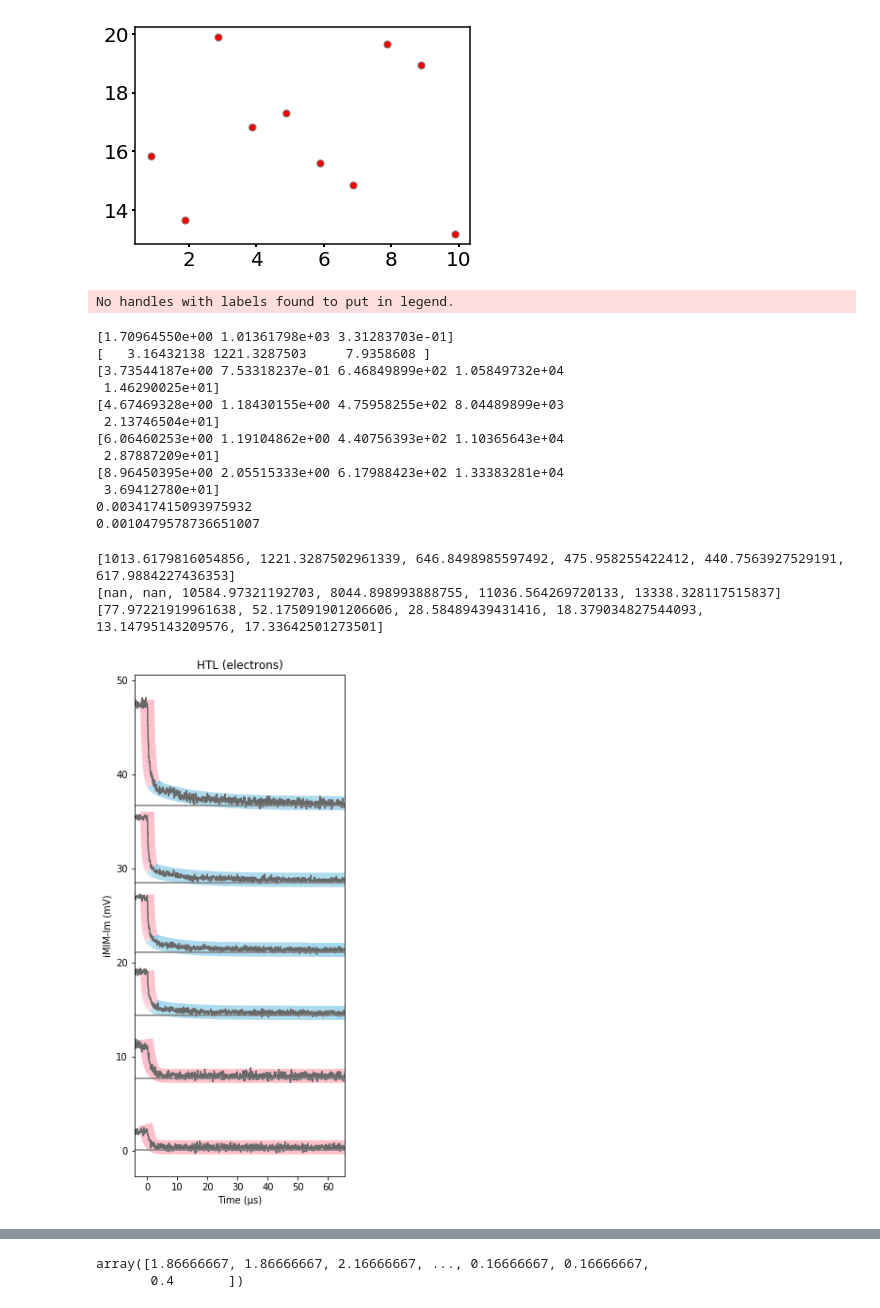
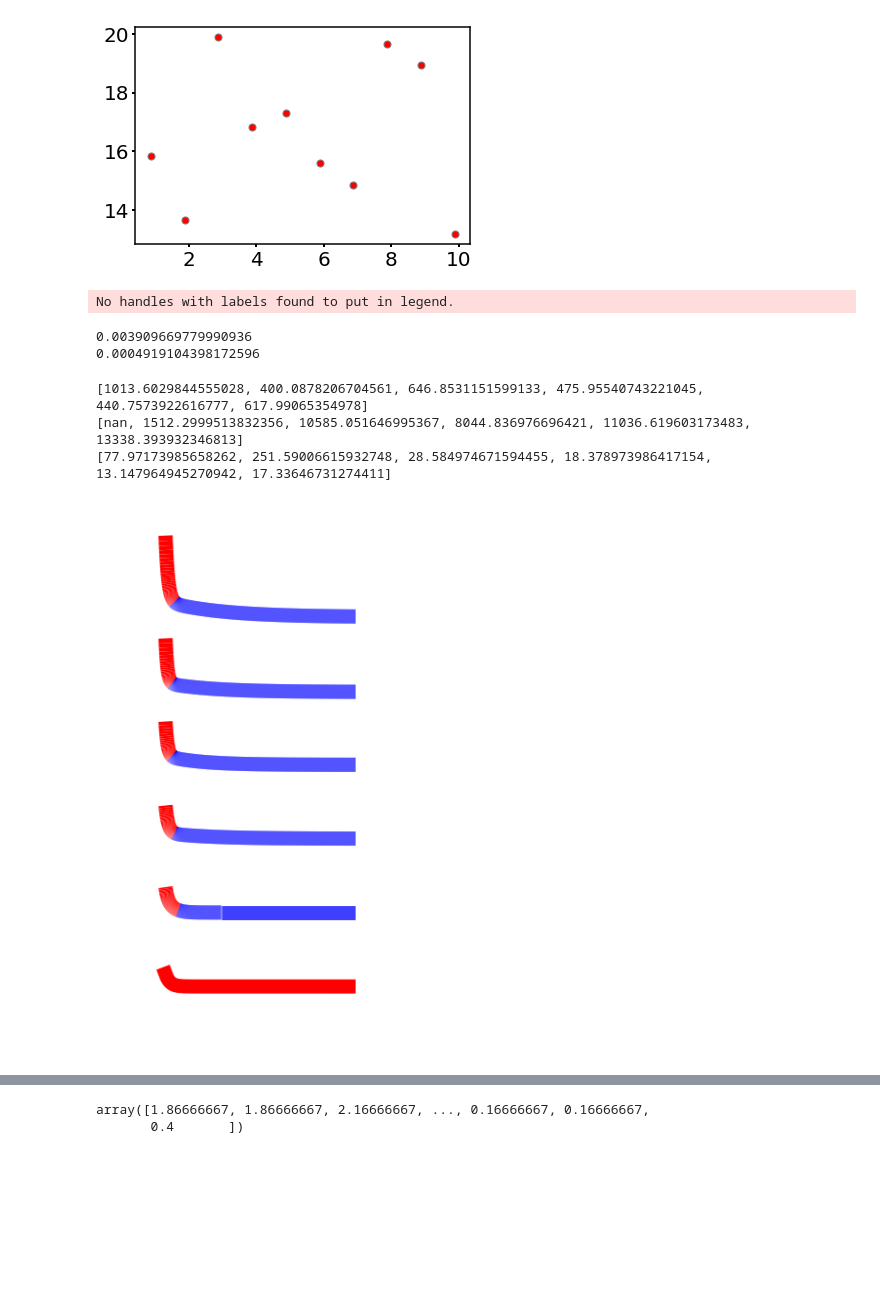
Before and after one commit to xuejianma/LabTools, a Jupyter notebook: lifeTimeProcesses.ipynb, the cells around one changed output, grey strips where cells are left out. Saved outputs shown, nothing was run; the diff lists cells and outputs as text; code cells hidden in the pictures; blank space fills up the shorter version.

```diff
--- a/lifeTimeProcesses.ipynb
+++ b/lifeTimeProcesses.ipynb
@@ -487,7 +519,7 @@ HTL_intensity_files = ["2020-06-25_7kHz_result_0.0010_446nm_KaiZhu_Provskite_HTL
                        "2020-06-25_7kHz_result_0.0155_446nm_KaiZhu_Provskite_HTLGloveBox_Im_5usx14ns_average30times_randPos_transposed.csv"]
 HTL_intensity_list = [-pd.read_csv(HTL_root+file,header=None)[0].values for file in HTL_intensity_files]
 plt.figure(figsize=(4,7/5*7))
-plt.title("HTL (electrons)")
+# plt.title("HTL (electrons)")
 plt.xlabel('Time (µs)')
 plt.ylabel('iMIM-Im (mV)')
 minor_shift=[0,0,0,0,0,0,]
@@ -509,14 +541,19 @@ for ind,htl in enumerate(HTL_intensity_list):
     unit_time = 50
 
     xlist = np.arange(0,num_points*unit_time,unit_time) - cutoff*unit_time
-    ydata = htl+7*ind
-    plt.plot(xlist[:len(ydata)]/1e3,ydata,color = 'dimgray')
-    HTL_buffer['x'].append(xlist[:len(ydata)]/1e3)
-    HTL_buffer['y'].append(ydata)
-    HTL_buffer['yraw'].append(htl)
-    if ind >= 2:
+    stack_distance = 10*ind#7*ind
+    ydata = htl
+
+    if ind >= 1:
         popt_new,perr_new = curve_fit_new(decay2,xlist[cutoff:len(ydata)],ydata[cutoff:])
-        plt.plot([xlist[:len(ydata)][0]/1e3-5,xlist[:len(ydata)][-1]/1e3+5],[popt_new[-1]-0.25,popt_new[-1]-0.25],'-',c='gray')
+        #######
+        ##get rid of base voltage
+        ydata-=popt_new[-1]
+        ydata += stack_distance
+        popt_new,perr_new = curve_fit_new(decay2,xlist[cutoff:len(ydata)],ydata[cutoff:])
+        #######
+
+#         plt.plot([xlist[:len(ydata)][0]/1e3-5,xlist[:len(ydata)][-1]/1e3+5],[popt_new[-1]-0.25,popt_new[-1]-0.25],'-',c='gray')
         HTL_buffer['popt'].append(popt_new)
         fast_ind = np.argmin(popt_new[2:4])
         slow_ind = np.argmax(popt_new[2:4])
@@ -534,15 +571,26 @@ for ind,htl in enumerate(HTL_intensity_list):
         threshy = np.max(fit_data)-prop*deltay
         fast_fit = []
         slow_fit = []
-        plotTwoColors(xlist[cutoff:len(ydata)]/1e3,fit_data,'skyblue','pink',threshy,linewidth=15)
+#         plotTwoColors(xlist[cutoff:len(ydata)]/1e3,fit_data,'skyblue','pink',threshy,linewidth=15)
+        if ind==1:
+            threshy/=1.2
+        plotTwoColors(xlist[cutoff:len(ydata)]/1e3,fit_data,'blue','red',threshy,linewidth=15)
+
         HTL_buffer['fitx'].append(xlist[cutoff:len(ydata)]/1e3)
         HTL_buffer['fity'].append(fit_data)
-        HTL_buffer['fityraw'].append(fit_data-7*ind)
+        HTL_buffer['fityraw'].append(fit_data-stack_distance)
         HTL_buffer['threshy'].append(threshy)
 
     else:
         popt_new,perr_new = curve_fit_new(decay1,xlist[cutoff:len(ydata)],ydata[cutoff:],)
-        plt.plot([xlist[:len(ydata)][0]/1e3-5,xlist[:len(ydata)][-1]/1e3+5],[popt_new[-1]-0.25,popt_new[-1]-0.25],'-',c='gray')
+        #######
+        ##get rid of base voltage
+        ydata-=popt_new[-1]
+        ydata += stack_distance
+        popt_new,perr_new = curve_fit_new(decay1,xlist[cutoff:len(ydata)],ydata[cutoff:])
+
+        #######
+#         plt.plot([xlist[:len(ydata)][0]/1e3-5,xlist[:len(ydata)][-1]/1e3+5],[popt_new[-1]-0.25,popt_new[-1]-0.25],'-',c='gray')
         HTL_buffer['popt'].append(popt_new)
         fast_list.append(popt_new[1])
         fast_A_list.append(popt_new[0])
@@ -553,13 +601,23 @@ for ind,htl in enumerate(HTL_intensity_list):
         slow_error_list.append(np.nan)
         slow_A_error_list.append(0)
         fit_data = decay1(xlist[cutoff:len(ydata)],*popt_new)
-        plt.plot(xlist[cutoff:len(ydata)]/1e3,fit_data,color='pink',linewidth=15,zorder=-8)
+#         plt.plot(xlist[cutoff:len(ydata)]/1e3,fit_data,color='pink',linewidth=15,zorder=-8)
+        plt.plot(xlist[cutoff:len(ydata)]/1e3,fit_data,color='red',linewidth=15,zorder=-8)
+
         HTL_buffer['fitx'].append(xlist[cutoff:len(ydata)]/1e3)
         HTL_buffer['fity'].append(fit_data)
-        HTL_buffer['fityraw'].append(fit_data-7*ind)
+        HTL_buffer['fityraw'].append(fit_data-stack_distance)
         HTL_buffer['threshy'].append(None)
+#     plt.plot(xlist[:len(ydata)]/1e3,ydata,color = 'dimgray')
+    plt.plot(xlist[:len(ydata)]/1e3,ydata,color = [0,0,0,0])
+
+    HTL_buffer['x'].append(xlist[:len(ydata)]/1e3)
+    HTL_buffer['y'].append(ydata)
+    HTL_buffer['yraw'].append(htl)
 plt.legend(edgecolor='None')
 plt.xlim(xlist[:len(ydata)][0]/1e3,xlist[:len(ydata)][-1]/1e3)
+plt.xlim(-5,45)
+plt.gca().set_axis_off()
 
 # plt.figure()
 fig,axs = plt.subplots(3,1,figsize=(5,10))
@@ -591,46 +649,36 @@ ax.set_ylim(0,1.1)
 # ax.set_title('HTL Effectiveness')
 ax.text(1100,0.95, 'HTL Effectiveness', ha="center", va="center", rotation=0,fontsize=20,color='dimgray')
 
 # ax.set_xlabel("$P_c$ (mW/cm²)")
 ax.set_ylabel('$\\frac{Fast\ A₁}{Fast\ A₁+Slow\ A₂}$')
 ax.set_xticks([])
 
 # plt.figure()
 ax = axs[2]
 ETL_t_list = slow_list
 HTL_t_list = fast_list
 ETL_mean = np.nanmean(ETL_t_list)/1e3
 HTL_mean = np.nanmean(HTL_t_list)/1e3
 ax.plot(intensity_list,np.asarray(ETL_t_list)/1e3,color='blue',marker='s',label='Slow τ₂')#label='$\overline{τ}_{hole}$='+'{:.2f}'.format(ETL_mean)+'µs')
 ax.errorbar(intensity_list,np.asarray(ETL_t_list)/1e3,fmt='-_',yerr=3*np.asarray(slow_error_list)/1e3,capsize=7.5,color='blue',ls='none')
 ax.plot(intensity_list,np.asarray(HTL_t_list)/1e3,color='red',marker='o',label='Fast τ₁')#label='$\overline{τ}_{electron}$='+'{:.2f}'.format(HTL_mean)+'µs')
 ax.errorbar(intensity_list,np.asarray(HTL_t_list)/1e3,fmt='-_',yerr=3*np.asarray(fast_error_list)/1e3,capsize=7.5,color='red',ls='none')
 ax.set_yscale('log')
 ax.set_ylim(1e-2,5e1)
 ax.legend(loc='lower left')
 ax.set_ylabel('Lifetime (µs)')
 ax.set_xlabel("$P_c$ (mW/cm²)")
 # ax.set_title('HTL (electrons)')
 fig.tight_layout(pad=-1.4)
 plt.savefig('./imgs/htl_analysis.png',bbox_inches='tight',dpi=300)
 print(fast_list)
 print(slow_list)
 print(fast_error_list)
 # %% [output]
 No handles with labels found to put in legend.
-[1.70964550e+00 1.01361798e+03 3.31283703e-01]
-[   3.16432138 1221.3287503     7.9358608 ]
-[3.73544187e+00 7.53318237e-01 6.46849899e+02 1.05849732e+04
- 1.46290025e+01]
-[4.67469328e+00 1.18430155e+00 4.75958255e+02 8.04489899e+03
- 2.13746504e+01]
-[6.06460253e+00 1.19104862e+00 4.40756393e+02 1.10365643e+04
- 2.87887209e+01]
-[8.96450395e+00 2.05515333e+00 6.17988423e+02 1.33383281e+04
- 3.69412780e+01]
-0.003417415093975932
-0.0010479578736651007
+0.003909669779990936
+0.0004919104398172596
-[1013.6179816054856, 1221.3287502961339, 646.8498985597492, 475.958255422412, 440.7563927529191, 617.9884227436353]
-[nan, nan, 10584.97321192703, 8044.898993888755, 11036.564269720133, 13338.328117515837]
-[77.97221919961638, 52.175091901206606, 28.58489439431416, 18.379034827544093, 13.14795143209576, 17.33642501273501]
+[1013.6029844555028, 400.0878206704561, 646.8531151599133, 475.95540743221045, 440.7573922616777, 617.99065354978]
+[nan, 1512.2999513832356, 10585.051646995367, 8044.836976696421, 11036.619603173483, 13338.393932346813]
+[77.97173985658262, 251.59006615932748, 28.584974671594455, 18.378973986417154, 13.147964945270942, 17.33646731274411]
-[figure, old version]
+[figure, new version]
```
Also changed, not shown: parts of 8 cells of this notebook, 35 other files.
